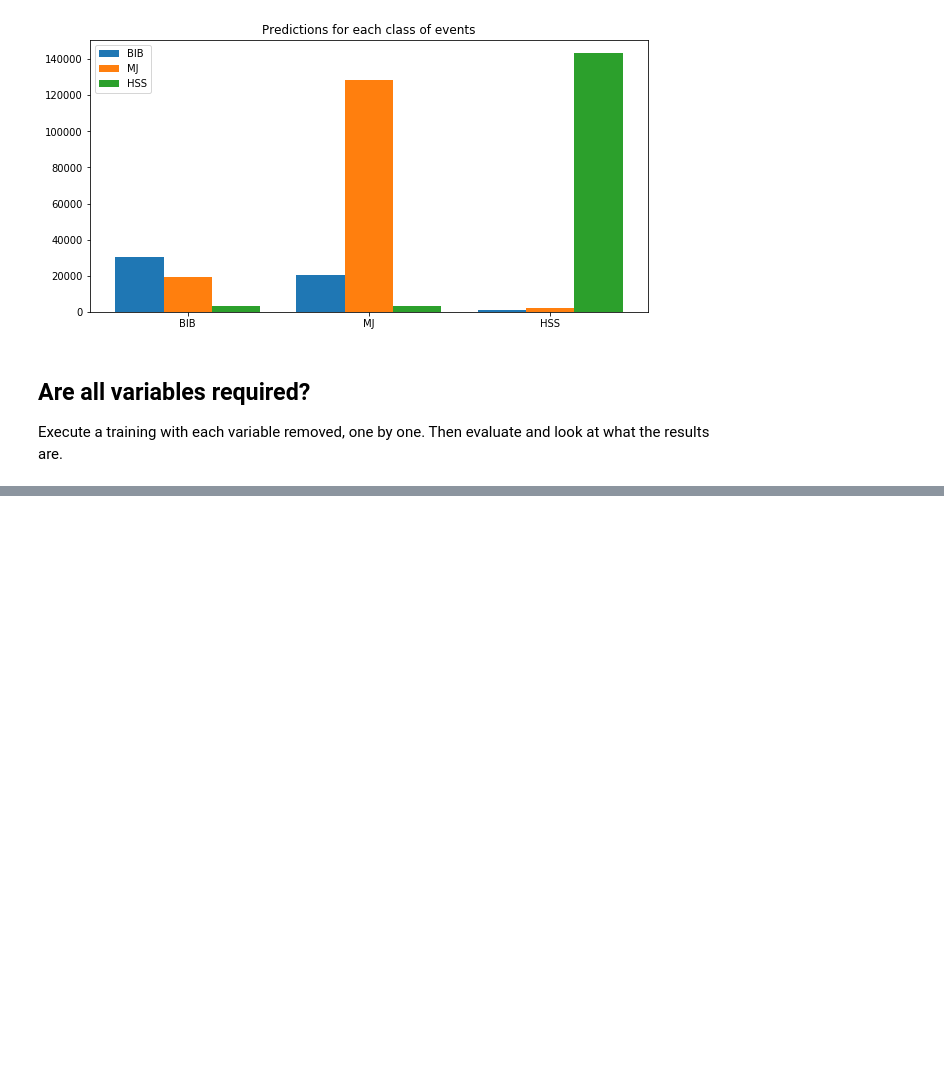
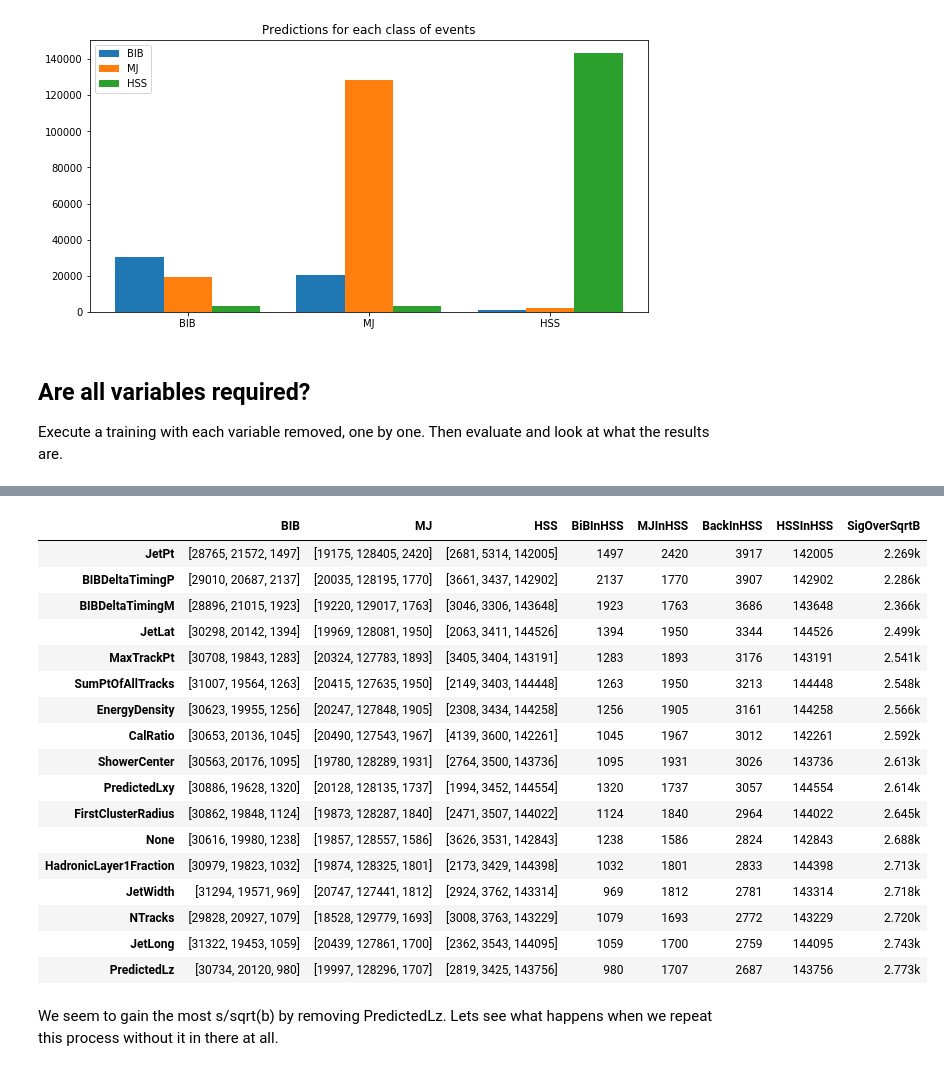
Before and after one commit to gordonwatts/JetCutStudies, a Jupyter notebook: notebooks/BDT Training Test.ipynb, the cells around one changed output, grey strips where cells are left out. Cells and saved outputs as stored; diff of their text form; code cells hidden in the pictures; blank space fills up the shorter version.

Commit message:
Do variable removal testing.

```diff
--- a/notebooks/BDT Training Test.ipynb
+++ b/notebooks/BDT Training Test.ipynb
@@ -259,24 +246,0 @@ Wall time: 34min 33s
-# %%
-def calc_bdt_predictions (var_list, b, bib, multijet, signal):
-    test_events, test_classes = prep_samples(bib[bib.EventNumber % test_EventMod == 0],
-                                         multijet[multijet.EventNumber % test_EventMod == 0],
-                                         signal[signal.EventNumber % test_EventMod == 0],
-                                         nEvents=per_sample_size, training_variable_list = var_list)
-
-    test_predictions = b.predict(test_events)
-    test_classes.loc[:,'PredClass'] = pd.Series(test_predictions, index=test_classes.index)
-
-    bib = test_classes[test_classes.Class == 0]
-    mj = test_classes[test_classes.Class == 1]
-    hss = test_classes[test_classes.Class == 2]
-
-    return [[len(e[e.PredClass == cIndex].index) for cIndex in (0, 1, 2)] for e in (bib, mj, hss)]
-
-def unused_var(used_list):
-    return [i for i in default_training_variable_list if i not in used_list][0]
-
-per_var_counts = {unused_var(b):calc_bdt_predictions(b, bdts_with_1_missing[b], bib, multijet, signal) for b in bdts_with_1_missing}
-# %%
-result = pd.DataFrame(per_var_counts, ).T
-result.columns=['BIB', 'MJ', 'HSS']
-result
@@ -301,6 +246,0 @@ result
-# %%
-result.loc[:, 'BiBInHSS'] = pd.Series([b[2] for b in result.BIB], index=result.index)
-result.loc[:, 'MJInHSS'] = pd.Series([b[2] for b in result.MJ], index = result.index)
-result.loc[:, 'BackInHSS'] = pd.Series(result.MJInHSS+result.BiBInHSS, index = result.index)
-result.loc[:, 'HSSInHSS'] = pd.Series([b[2] for b in result.HSS], index = result.index)
-result.loc[:, 'SigOSqrtB'] = pd.Series(result.HSSInHSS.divide(result.BackInHSS.apply(np.sqrt)), index = result.index)
@@ -326,0 +349,3 @@ result.sort_values(by='SigOSqrtB')
+# %%
+%%time
+remove_one_variable = calc_SSqrtB_Removed_Variables(bib, multijet, signal, default_training_variable_list)
@@ -326,0 +354,23 @@ result.sort_values(by='SigOSqrtB')
+# %%
+remove_one_variable
+# %% [output]
+|  | BIB | MJ | HSS | BiBInHSS | MJInHSS | BackInHSS | HSSInHSS | SigOverSqrtB |
+| JetPt | [28765, 21572, 1497] | [19175, 128405, 2420] | [2681, 5314, 142005] | 1497 | 2420 | 3917 | 142005 | 2.269k |
+| BIBDeltaTimingP | [29010, 20687, 2137] | [20035, 128195, 1770] | [3661, 3437, 142902] | 2137 | 1770 | 3907 | 142902 | 2.286k |
+| BIBDeltaTimingM | [28896, 21015, 1923] | [19220, 129017, 1763] | [3046, 3306, 143648] | 1923 | 1763 | 3686 | 143648 | 2.366k |
+| JetLat | [30298, 20142, 1394] | [19969, 128081, 1950] | [2063, 3411, 144526] | 1394 | 1950 | 3344 | 144526 | 2.499k |
+| MaxTrackPt | [30708, 19843, 1283] | [20324, 127783, 1893] | [3405, 3404, 143191] | 1283 | 1893 | 3176 | 143191 | 2.541k |
+| SumPtOfAllTracks | [31007, 19564, 1263] | [20415, 127635, 1950] | [2149, 3403, 144448] | 1263 | 1950 | 3213 | 144448 | 2.548k |
+| EnergyDensity | [30623, 19955, 1256] | [20247, 127848, 1905] | [2308, 3434, 144258] | 1256 | 1905 | 3161 | 144258 | 2.566k |
+| CalRatio | [30653, 20136, 1045] | [20490, 127543, 1967] | [4139, 3600, 142261] | 1045 | 1967 | 3012 | 142261 | 2.592k |
+| ShowerCenter | [30563, 20176, 1095] | [19780, 128289, 1931] | [2764, 3500, 143736] | 1095 | 1931 | 3026 | 143736 | 2.613k |
+| PredictedLxy | [30886, 19628, 1320] | [20128, 128135, 1737] | [1994, 3452, 144554] | 1320 | 1737 | 3057 | 144554 | 2.614k |
+| FirstClusterRadius | [30862, 19848, 1124] | [19873, 128287, 1840] | [2471, 3507, 144022] | 1124 | 1840 | 2964 | 144022 | 2.645k |
+| None | [30616, 19980, 1238] | [19857, 128557, 1586] | [3626, 3531, 142843] | 1238 | 1586 | 2824 | 142843 | 2.688k |
+| HadronicLayer1Fraction | [30979, 19823, 1032] | [19874, 128325, 1801] | [2173, 3429, 144398] | 1032 | 1801 | 2833 | 144398 | 2.713k |
+| JetWidth | [31294, 19571, 969] | [20747, 127441, 1812] | [2924, 3762, 143314] | 969 | 1812 | 2781 | 143314 | 2.718k |
+| NTracks | [29828, 20927, 1079] | [18528, 129779, 1693] | [3008, 3763, 143229] | 1079 | 1693 | 2772 | 143229 | 2.720k |
+| JetLong | [31322, 19453, 1059] | [20439, 127861, 1700] | [2362, 3543, 144095] | 1059 | 1700 | 2759 | 144095 | 2.743k |
+| PredictedLz | [30734, 20120, 980] | [19997, 128296, 1707] | [2819, 3425, 143756] | 980 | 1707 | 2687 | 143756 | 2.773k |
+# %% [markdown]
+We seem to gain the most s/sqrt(b) by removing PredictedLz. Lets see what happens when we repeat this process without it in there at all.
```
Also changed, not shown: parts of 10 cells of this notebook.
